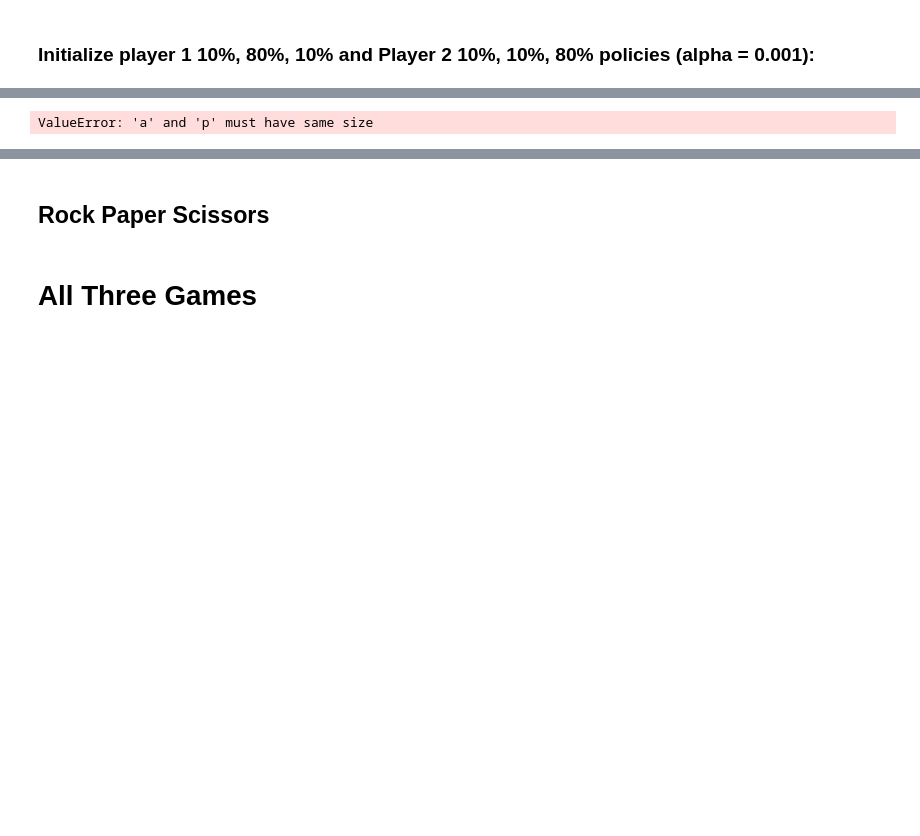
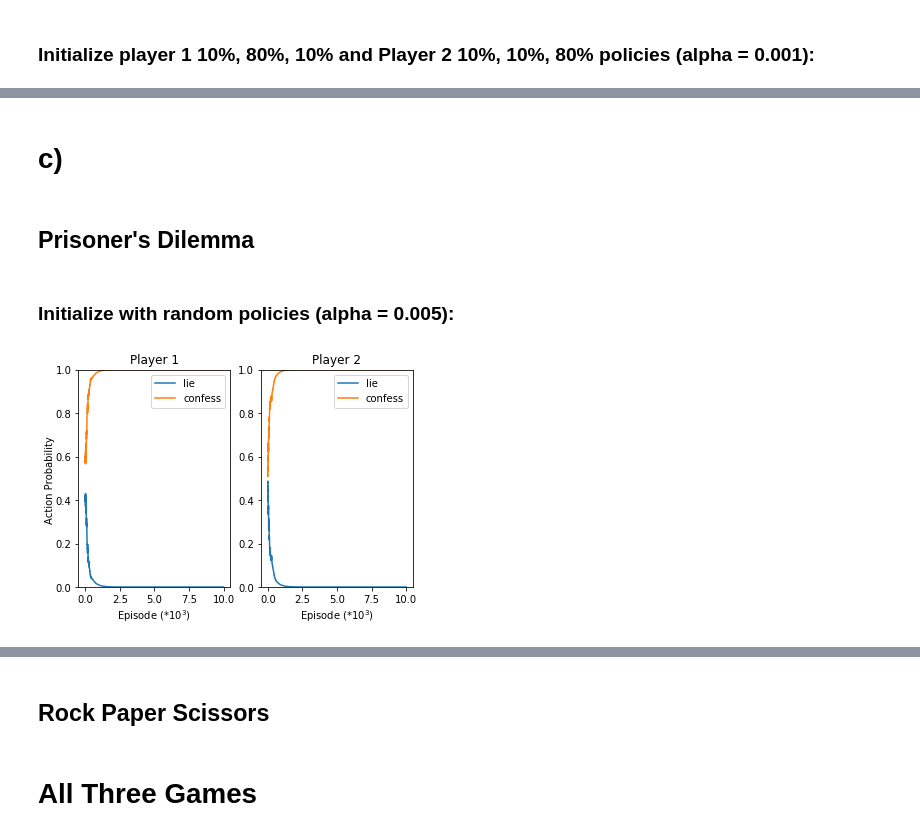
Before and after one commit to hughmor/rl-matrix-games, a Jupyter notebook: report.ipynb, the cells around one changed output, grey strips where cells are left out. Drawn from its saved outputs; the diff is of its cells as text; code cells hidden in the pictures; blank space fills up the shorter version.

```diff
--- a/report.ipynb
+++ b/report.ipynb
@@ -121,12 +121,18 @@ make_plots(p1_history, p2_history, labels)
+# %% [markdown]
+# c)
+# %% [markdown]
+## Prisoner's Dilemma
+# %%
+rewards_1 = p1_rewards[0]
+rewards_2 = p2_rewards[0]
+labels = action_labels[0]
+N = 10000
+# %% [markdown]
+### Initialize with random policies (alpha = 0.005):
 # %%
-
-'Modified Algorithm'
-# random policies
 policy_1 = normalize(np.random.random(2))
 policy_2 = normalize(np.random.random(2))
-
-p1_history, p2_history, Q1, Q2 = iterate(policy_1, rewards_1, policy_2, rewards_2, alpha=0.0005, max_iterations=N, update_alg='modified')
-
+p1_history, p2_history, Q1, Q2 = iterate(policy_1, rewards_1, policy_2, rewards_2, alpha=0.005, max_iterations=N, update_alg='modified')
 make_plots(p1_history, p2_history, labels)
 # %% [output]
-ValueError: 'a' and 'p' must have same size
+[figure, added]
```
Also changed, not shown: parts of 25 cells of this notebook, 1 other file.
